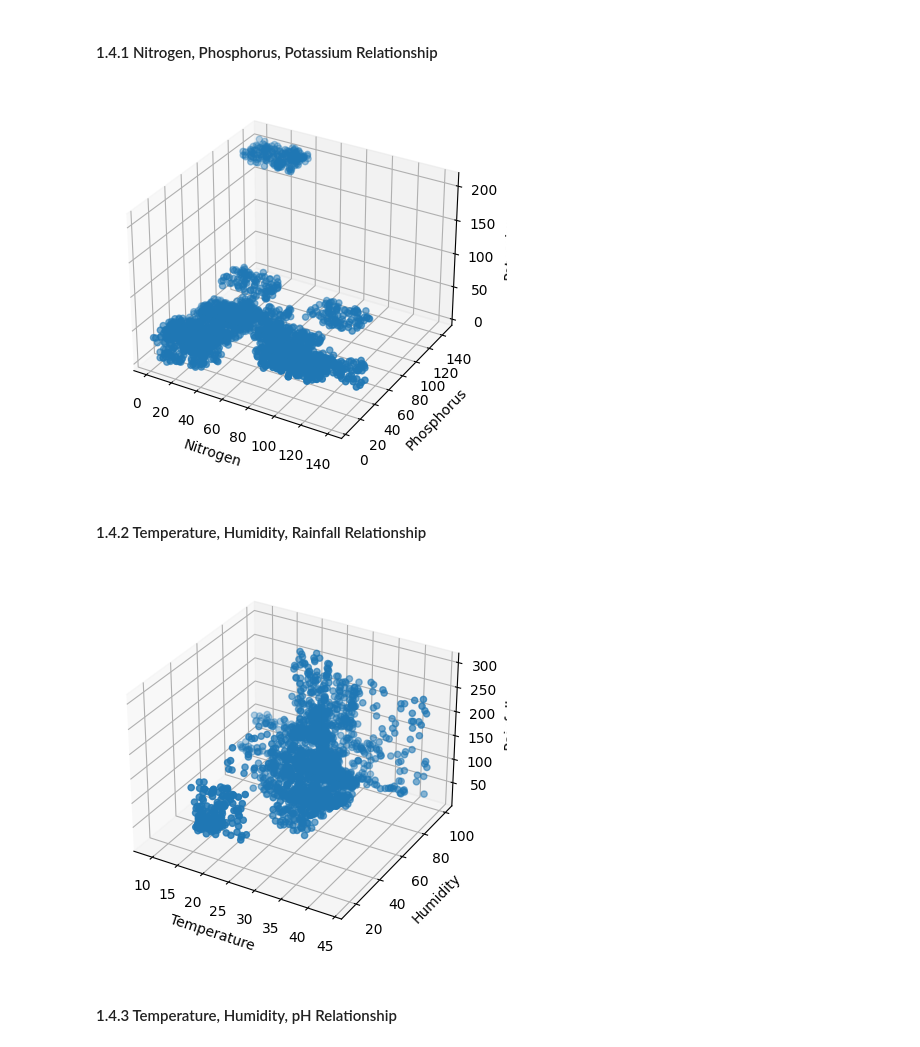
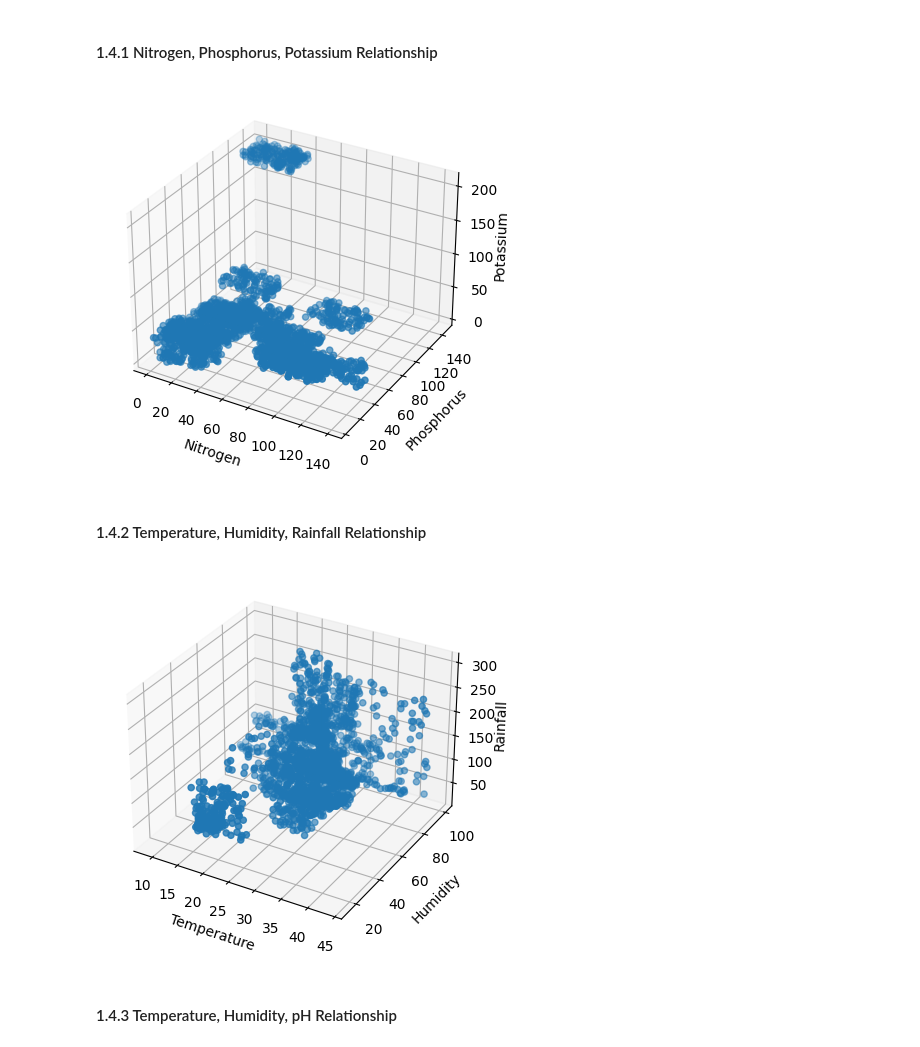
Before and after one commit to jm55/DLSU-Intelligent-Systems, a Jupyter notebook: Machine Learning/notebook-v2.ipynb, the cells around one changed output. Saved outputs shown, nothing was run; the diff lists cells and outputs as text; code cells hidden in the pictures.

```diff
--- a/Machine Learning/notebook-v2.ipynb
+++ b/Machine Learning/notebook-v2.ipynb
@@ -139,13 +139,14 @@ X_train, X_test, y_train, y_test = model_selection.train_test_split(X, y, test_s
 # %%
 nppr_graph = plt.figure()
 nppr_graph_ax = plt.axes(projection='3d')
 nppr_graph_ax.scatter3D(crops_df['nitrogen'],crops_df['phosphorus'], crops_df['potassium'])
 nppr_graph_ax.set_xlabel('Nitrogen')
 nppr_graph_ax.set_ylabel('Phosphorus')
 nppr_graph_ax.set_zlabel('Potassium')
+nppr_graph_ax.zaxis.labelpad=-0.5 # to see z label
 plt.show()
 # %% [output]
-[figure, old version]
+[figure, new version]
 # %% [markdown]
 #### 1.4.2 Temperature, Humidity, Rainfall Relationship
 # %%
@@ -155,9 +156,11 @@ thrr_graph_ax.scatter3D(crops_df['temperature'],crops_df['humidity'], crops_df['
 thrr_graph_ax.set_xlabel('Temperature')
 thrr_graph_ax.set_ylabel('Humidity')
 thrr_graph_ax.set_zlabel('Rainfall')
+thrr_graph_ax.zaxis.labelpad=-0.5 # to see z label
+
 plt.show()
 # %% [output]
-[figure, old version]
+[figure, new version]
 # %% [markdown]
 #### 1.4.3 Temperature, Humidity, pH Relationship
 # %%
```
Also changed, not shown: parts of 1 cell of this notebook.
